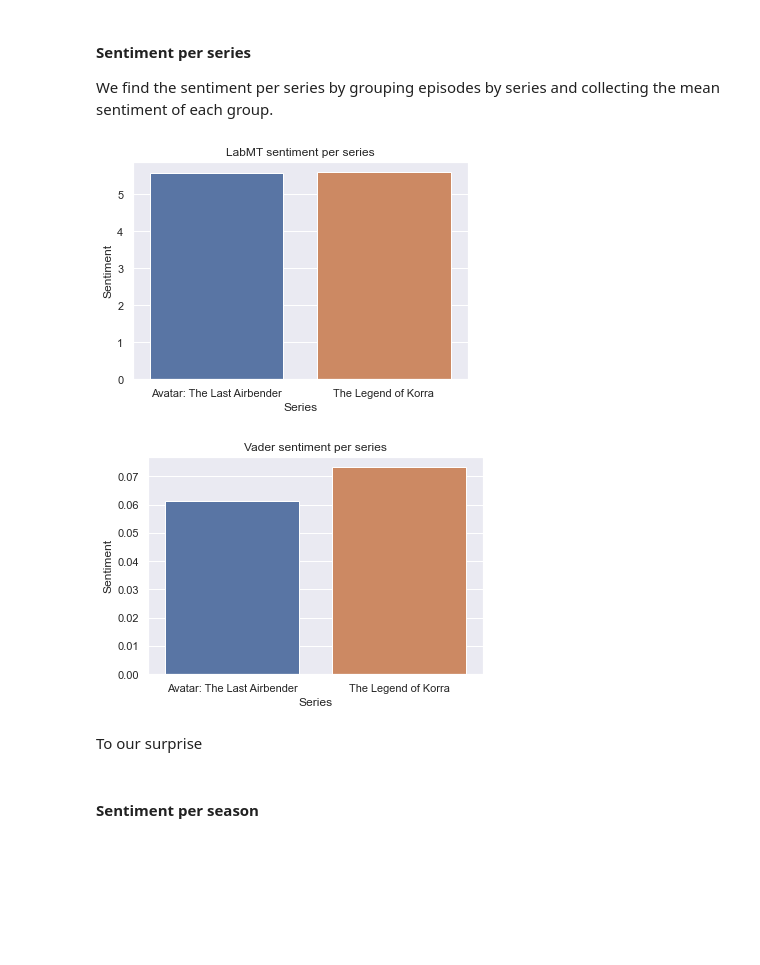
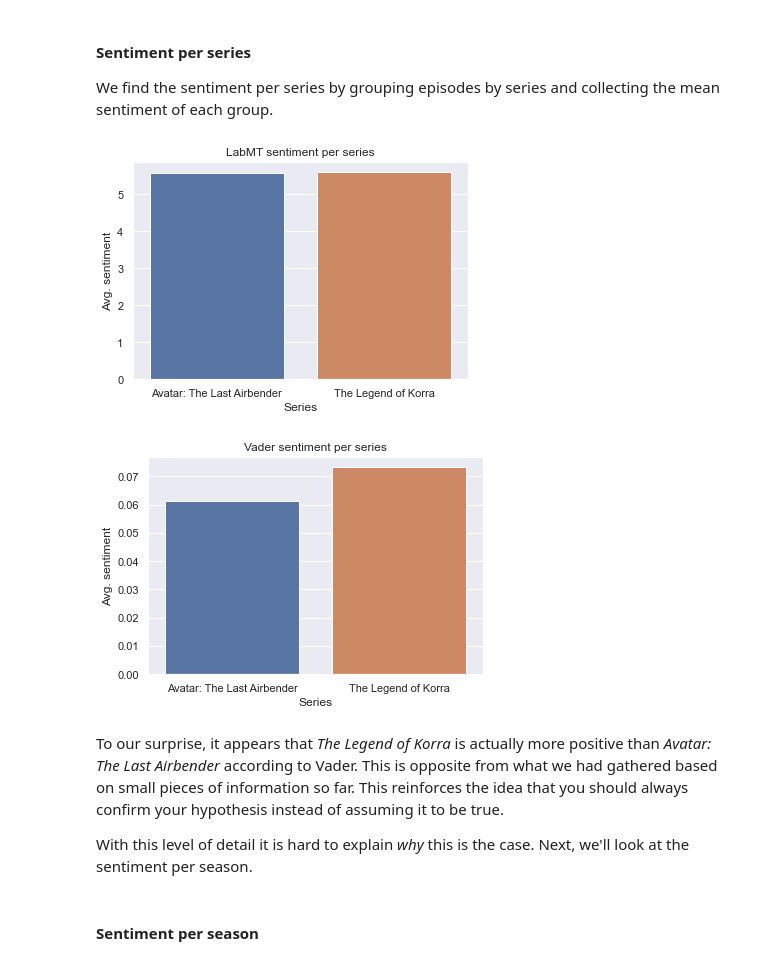
Before and after one commit to philipwastakenwastaken/social-graphs-project-2021, a Jupyter notebook: explainer.ipynb, the cells around one changed output. Drawn from its saved outputs; the diff is of its cells as text; code cells hidden in the pictures; blank space fills up the shorter version.

```diff
--- a/explainer.ipynb
+++ b/explainer.ipynb
@@ -1969,21 +1969,23 @@ series_sentiment = dialog_df_groups.groupby(['series']).mean()
 # %%
 sns.barplot(x=['Avatar: The Last Airbender', 'The Legend of Korra'], y=series_sentiment['labMT_sentiment'])
 plt.title('LabMT sentiment per series')
 plt.xlabel('Series')
-plt.ylabel('Sentiment')
+plt.ylabel('Avg. sentiment')
 plt.show()
 # %% [output]
-[figure, old version]
+[figure, new version]
 # %%
 sns.barplot(x=['Avatar: The Last Airbender', 'The Legend of Korra'], y=series_sentiment['Vader_sentiment'])
 plt.title('Vader sentiment per series')
 plt.xlabel('Series')
-plt.ylabel('Sentiment')
+plt.ylabel('Avg. sentiment')
 plt.show()
 # %% [output]
-[figure, old version]
+[figure, new version]
-# %% [markdown]
-To our surprise
+# %% [markdown]
+To our surprise, it appears that *The Legend of Korra* is actually more positive than *Avatar: The Last Airbender* according to Vader. This is opposite from what we had gathered based on small pieces of information so far. This reinforces the idea that you should always confirm your hypothesis instead of assuming it to be true.
+
+With this level of detail it is hard to explain *why* this is the case. Next, we'll look at the sentiment per season.
 # %% [markdown]
 #### Sentiment per season
 # %%
```
Also changed, not shown: parts of 11 cells of this notebook.
